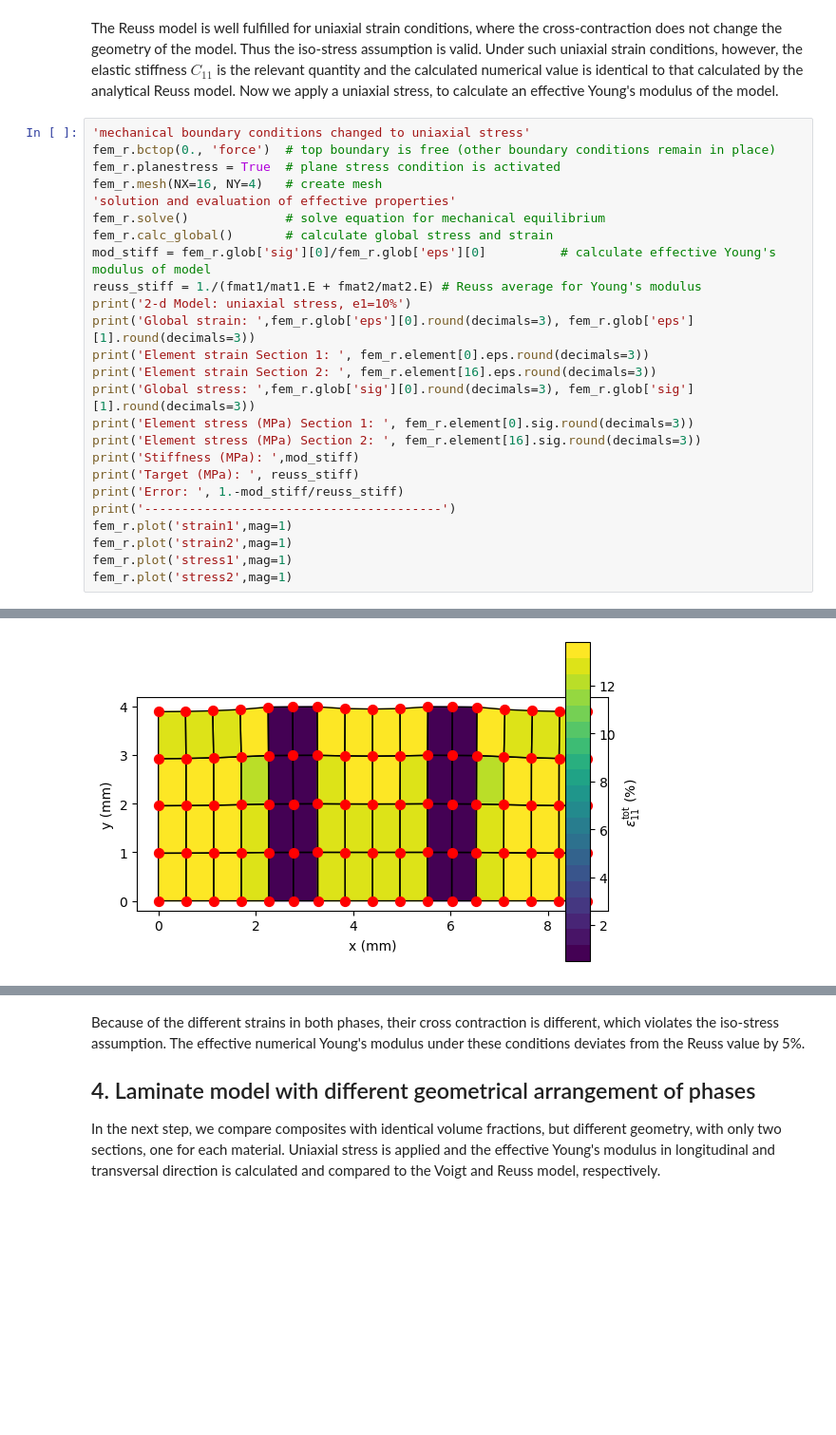
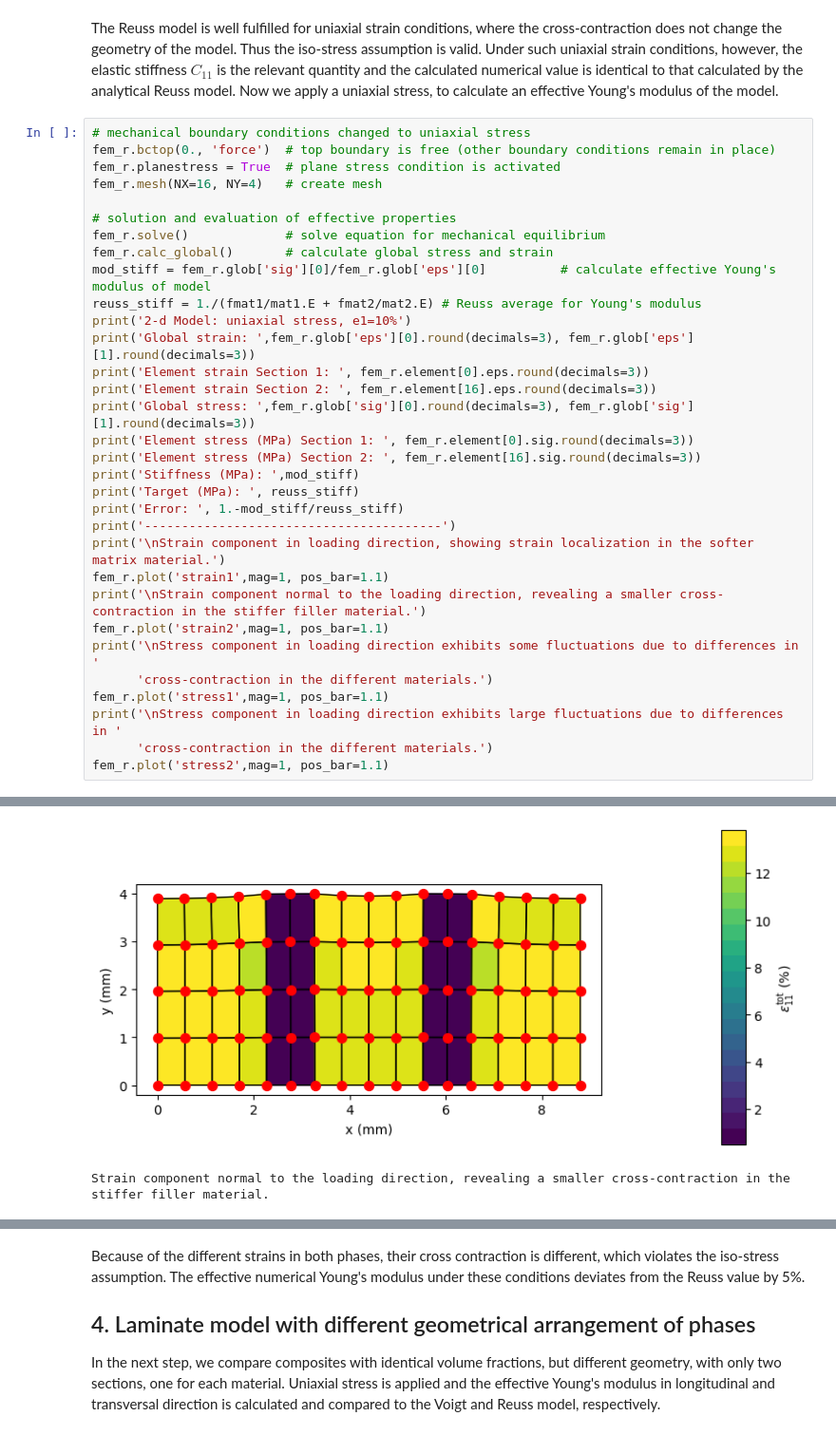
Before and after one commit to AHartmaier/pyLabFEA, a Jupyter notebook: notebooks/pyLabFEA_Composites.ipynb, the cells around one changed output, grey strips where cells are left out. Shown at 95% size. Drawn from its saved outputs; the diff is of its cells as text; blank space fills up the shorter version.

```diff
--- a/notebooks/pyLabFEA_Composites.ipynb
+++ b/notebooks/pyLabFEA_Composites.ipynb
@@ -159,11 +184,12 @@ Error:  -6.661338147750939e-16
 # %% [markdown]
 The Reuss model is well fulfilled for uniaxial strain conditions, where the cross-contraction does not change the geometry of the model. Thus the iso-stress assumption is valid. Under such uniaxial strain conditions, however, the elastic stiffness $C_{11}$ is the relevant quantity and the calculated numerical value is identical to that calculated by the analytical Reuss model. Now we apply a uniaxial stress, to calculate an effective Young's modulus of the model.
 # %%
-'mechanical boundary conditions changed to uniaxial stress'
+# mechanical boundary conditions changed to uniaxial stress
 fem_r.bctop(0., 'force')  # top boundary is free (other boundary conditions remain in place)
 fem_r.planestress = True  # plane stress condition is activated
 fem_r.mesh(NX=16, NY=4)   # create mesh
-'solution and evaluation of effective properties'
+
+# solution and evaluation of effective properties
 fem_r.solve()             # solve equation for mechanical equilibrium
 fem_r.calc_global()       # calculate global stress and strain
 mod_stiff = fem_r.glob['sig'][0]/fem_r.glob['eps'][0]          # calculate effective Young's modulus of model
@@ -179,10 +205,16 @@ print('Stiffness (MPa): ',mod_stiff)
 print('Target (MPa): ', reuss_stiff)
 print('Error: ', 1.-mod_stiff/reuss_stiff)
 print('----------------------------------------')
-fem_r.plot('strain1',mag=1)
-fem_r.plot('strain2',mag=1)
-fem_r.plot('stress1',mag=1)
-fem_r.plot('stress2',mag=1)
+print('\nStrain component in loading direction, showing strain localization in the softer matrix material.')
+fem_r.plot('strain1',mag=1, pos_bar=1.1)
+print('\nStrain component normal to the loading direction, revealing a smaller cross-contraction in the stiffer filler material.')
+fem_r.plot('strain2',mag=1, pos_bar=1.1)
+print('\nStress component in loading direction exhibits some fluctuations due to differences in '
+      'cross-contraction in the different materials.')
+fem_r.plot('stress1',mag=1, pos_bar=1.1)
+print('\nStress component in loading direction exhibits large fluctuations due to differences in '
+      'cross-contraction in the different materials.')
+fem_r.plot('stress2',mag=1, pos_bar=1.1)
 # %% [output]
 2-d Model: uniaxial stress, e1=10%
 Global strain:  0.1 -0.014
@@ -198 +232,2 @@ Error:  -0.0520987996229918
-[figure, old version]
+[figure, new version]
+Strain component normal to the loading direction, revealing a smaller cross-contraction in the stiffer filler material.
```
Also changed, not shown: parts of 6 cells of this notebook.
